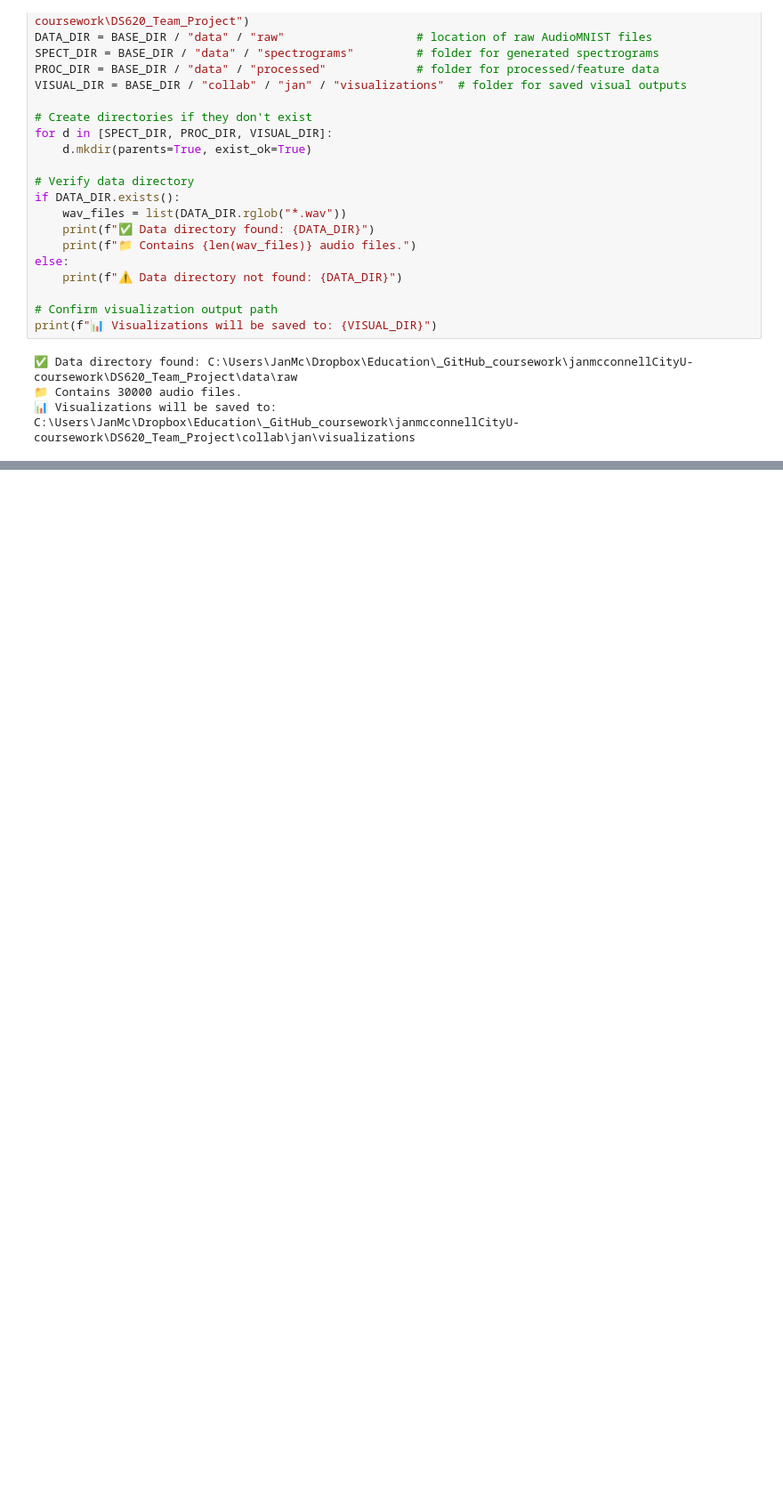
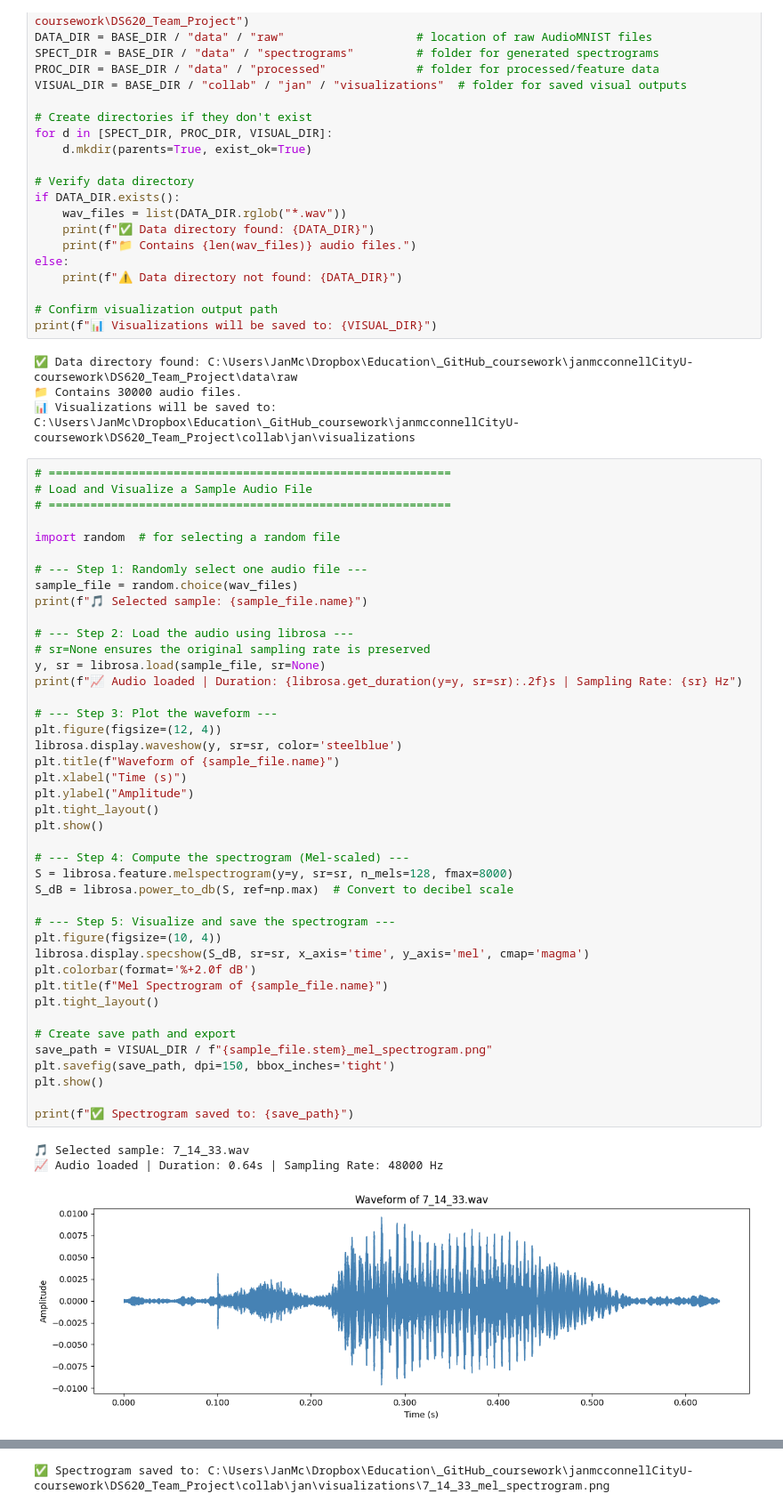
Before and after one commit to janmcconnellCityU/DS620_Team_Project, a Jupyter notebook: collab/jan/jan.ipynb, the cells around one changed output, grey strips where cells are left out. Shown: that part at 89% size. Drawn from its saved outputs; the diff is of its cells as text; blank space fills up the shorter version.

Commit message:
updating DS620 team project

```diff
--- a/collab/jan/jan.ipynb
+++ b/collab/jan/jan.ipynb
@@ -53,3 +53,49 @@ print(f"📊 Visualizations will be saved to: {VISUAL_DIR}")
 ✅ Data directory found: C:\Users\JanMc\Dropbox\Education\_GitHub_coursework\janmcconnellCityU-coursework\DS620_Team_Project\data\raw
 📁 Contains 30000 audio files.
 📊 Visualizations will be saved to: C:\Users\JanMc\Dropbox\Education\_GitHub_coursework\janmcconnellCityU-coursework\DS620_Team_Project\collab\jan\visualizations
+# %%
+# ==========================================================
+# Load and Visualize a Sample Audio File
+# ==========================================================
+
+import random  # for selecting a random file
+
+# --- Step 1: Randomly select one audio file ---
+sample_file = random.choice(wav_files)
+print(f"🎵 Selected sample: {sample_file.name}")
+
+# --- Step 2: Load the audio using librosa ---
+# sr=None ensures the original sampling rate is preserved
+y, sr = librosa.load(sample_file, sr=None)
+print(f"📈 Audio loaded | Duration: {librosa.get_duration(y=y, sr=sr):.2f}s | Sampling Rate: {sr} Hz")
+
+# --- Step 3: Plot the waveform ---
+plt.figure(figsize=(12, 4))
+librosa.display.waveshow(y, sr=sr, color='steelblue')
+plt.title(f"Waveform of {sample_file.name}")
+plt.xlabel("Time (s)")
+plt.ylabel("Amplitude")
+plt.tight_layout()
+plt.show()
+
+# --- Step 4: Compute the spectrogram (Mel-scaled) ---
+S = librosa.feature.melspectrogram(y=y, sr=sr, n_mels=128, fmax=8000)
+S_dB = librosa.power_to_db(S, ref=np.max)  # Convert to decibel scale
+
+# --- Step 5: Visualize and save the spectrogram ---
+plt.figure(figsize=(10, 4))
+librosa.display.specshow(S_dB, sr=sr, x_axis='time', y_axis='mel', cmap='magma')
+plt.colorbar(format='%+2.0f dB')
+plt.title(f"Mel Spectrogram of {sample_file.name}")
+plt.tight_layout()
+
+# Create save path and export
+save_path = VISUAL_DIR / f"{sample_file.stem}_mel_spectrogram.png"
+plt.savefig(save_path, dpi=150, bbox_inches='tight')
+plt.show()
+
+print(f"✅ Spectrogram saved to: {save_path}")
+# %% [output]
+🎵 Selected sample: 7_14_33.wav
+📈 Audio loaded | Duration: 0.64s | Sampling Rate: 48000 Hz
+[figure, added]
@@ -55,0 +103 @@ print(f"📊 Visualizations will be saved to: {VISUAL_DIR}")
+✅ Spectrogram saved to: C:\Users\JanMc\Dropbox\Education\_GitHub_coursework\janmcconnellCityU-coursework\DS620_Team_Project\collab\jan\visualizations\7_14_33_mel_spectrogram.png
```
Also changed, not shown: parts of 3 cells of this notebook, 8 other files.
